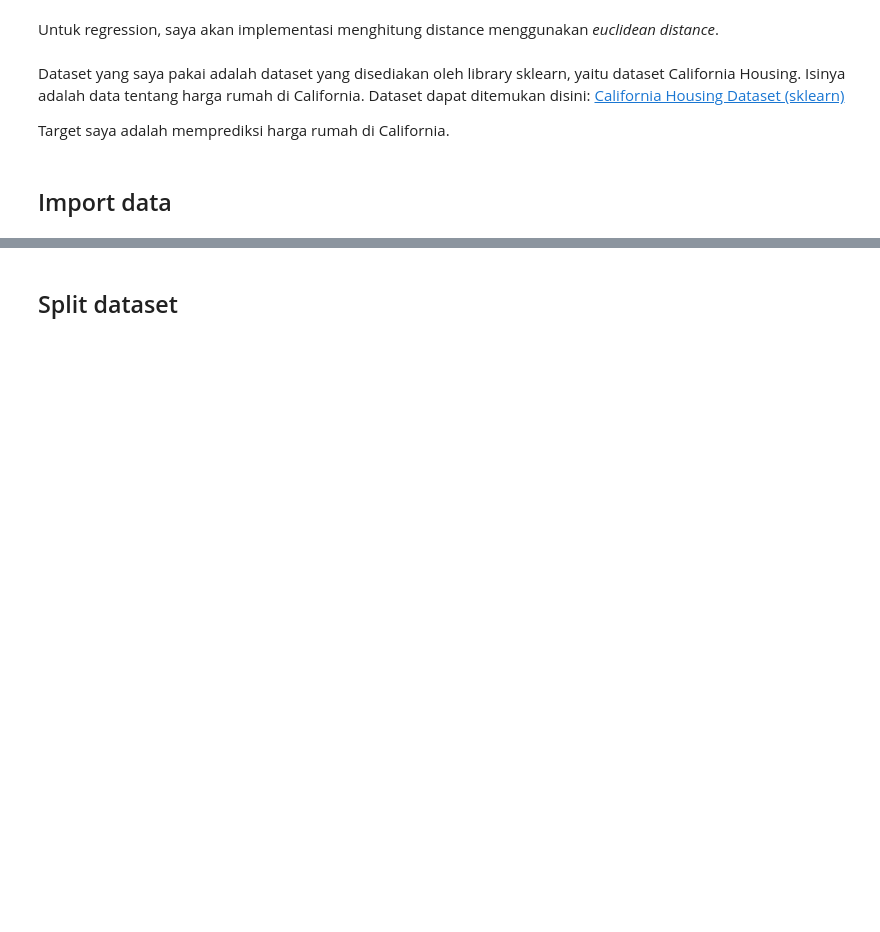
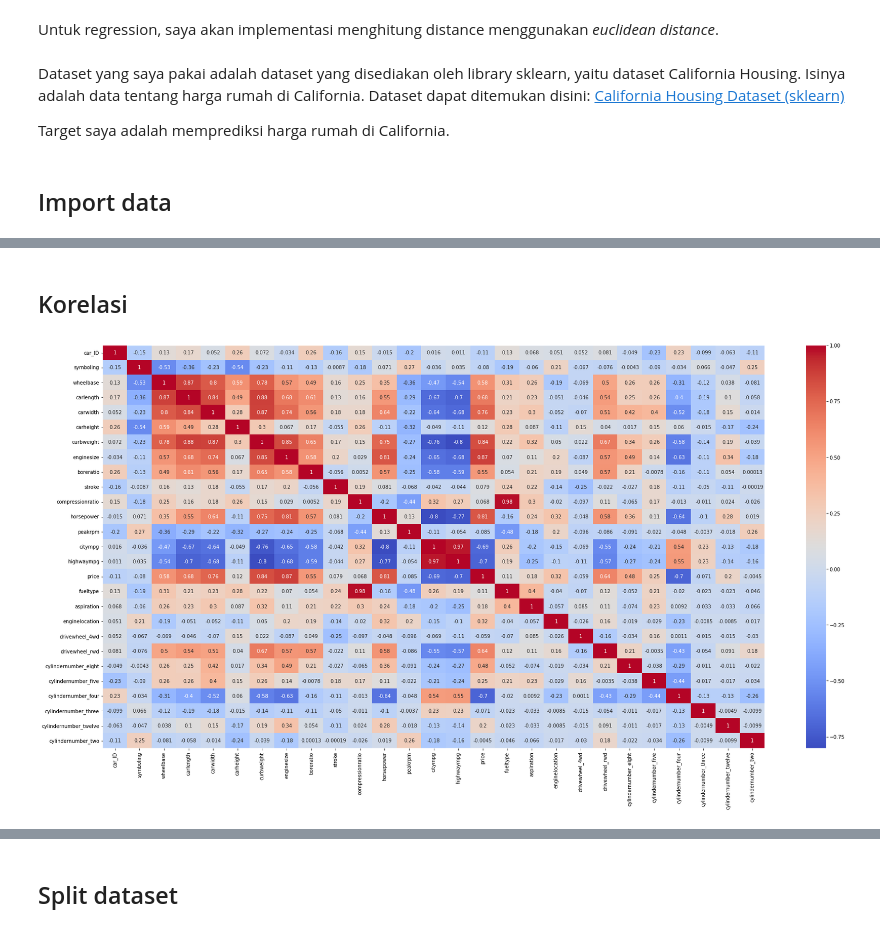
Before and after one commit to itsbrandonlim/ml_projects, a Jupyter notebook: KNN/ML_KNN_CLASSIFICATION_REGRESSION.ipynb, the cells around one changed output, grey strips where cells are left out. Saved outputs shown, nothing was run; the diff lists cells and outputs as text; code cells hidden in the pictures; blank space fills up the shorter version.

```diff
--- a/KNN/ML_KNN_CLASSIFICATION_REGRESSION.ipynb
+++ b/KNN/ML_KNN_CLASSIFICATION_REGRESSION.ipynb
@@ -322,0 +403,7 @@ pd.concat([pd.DataFrame(X, columns=data.feature_names), pd.Series(y, name='Targe
+# %%
+fueltype = pd.Series([0 if x == 'gas' else 1 for x in df.loc[:, 'fueltype']], name='fueltype')
+aspiration = pd.Series([0 if x == 'std' else 1 for x in df.loc[:, 'aspiration']], name='aspiration')
+enginelocation = pd.Series([0 if x == 'front' else 1 for x in df.loc[:, 'enginelocation']], name='enginelocation')
+
+encoded = pd.concat([dropped.drop(['fueltype', 'aspiration', 'enginelocation'], axis=1), fueltype, aspiration, enginelocation], axis=1)
+encoded.head()
@@ -322,0 +420,8 @@ pd.concat([pd.DataFrame(X, columns=data.feature_names), pd.Series(y, name='Targe
+# %%
+final = pd.get_dummies(encoded)
+
+# Drop satu dari setiap kombinasi dummy agar tidak terjadi korelasi
+# yang tinggi diantara dummy variabel ini
+
+final.drop(['drivewheel_fwd', 'cylindernumber_six'], axis=1, inplace=True)
+final.head()
@@ -322,0 +436,8 @@ pd.concat([pd.DataFrame(X, columns=data.feature_names), pd.Series(y, name='Targe
+# %% [markdown]
+## Korelasi
+# %%
+plt.figure(figsize=(30, 15))
+sns.heatmap(final.corr(), annot=True, cmap='coolwarm')
+plt.show()
+# %% [output]
+[figure, added]
```
Also changed, not shown: parts of 35 cells of this notebook.
